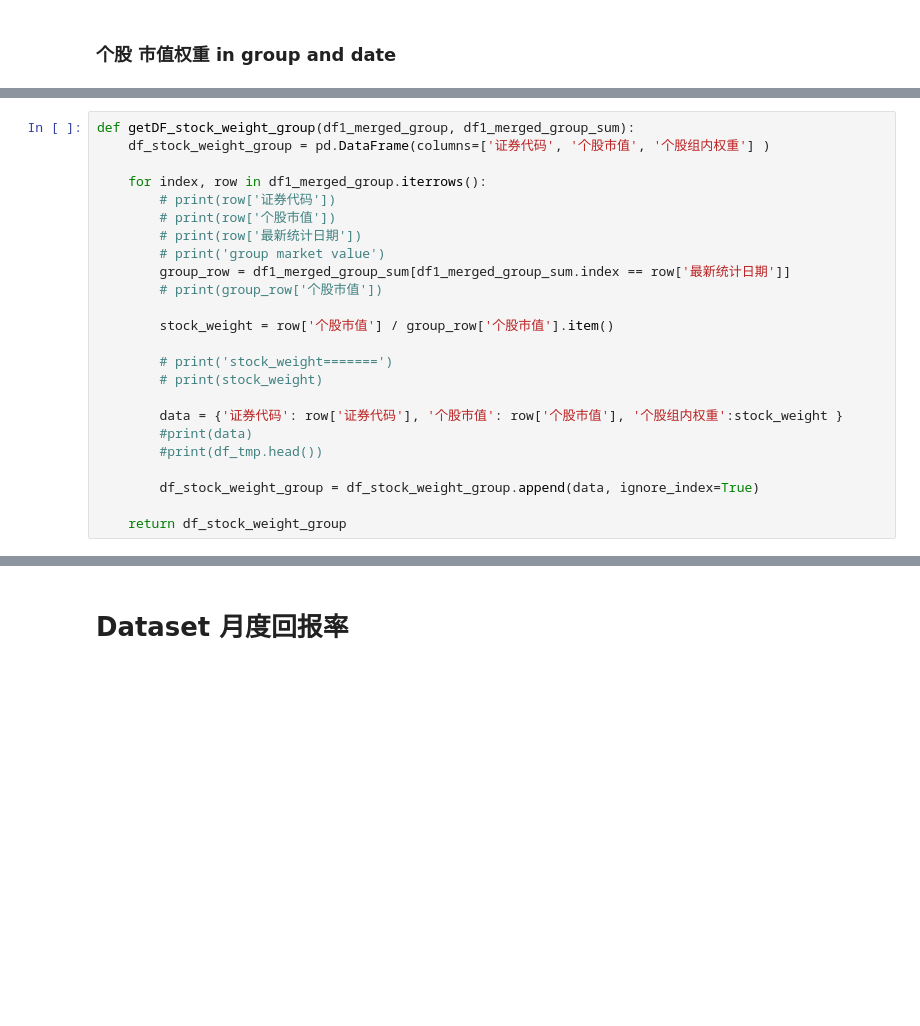
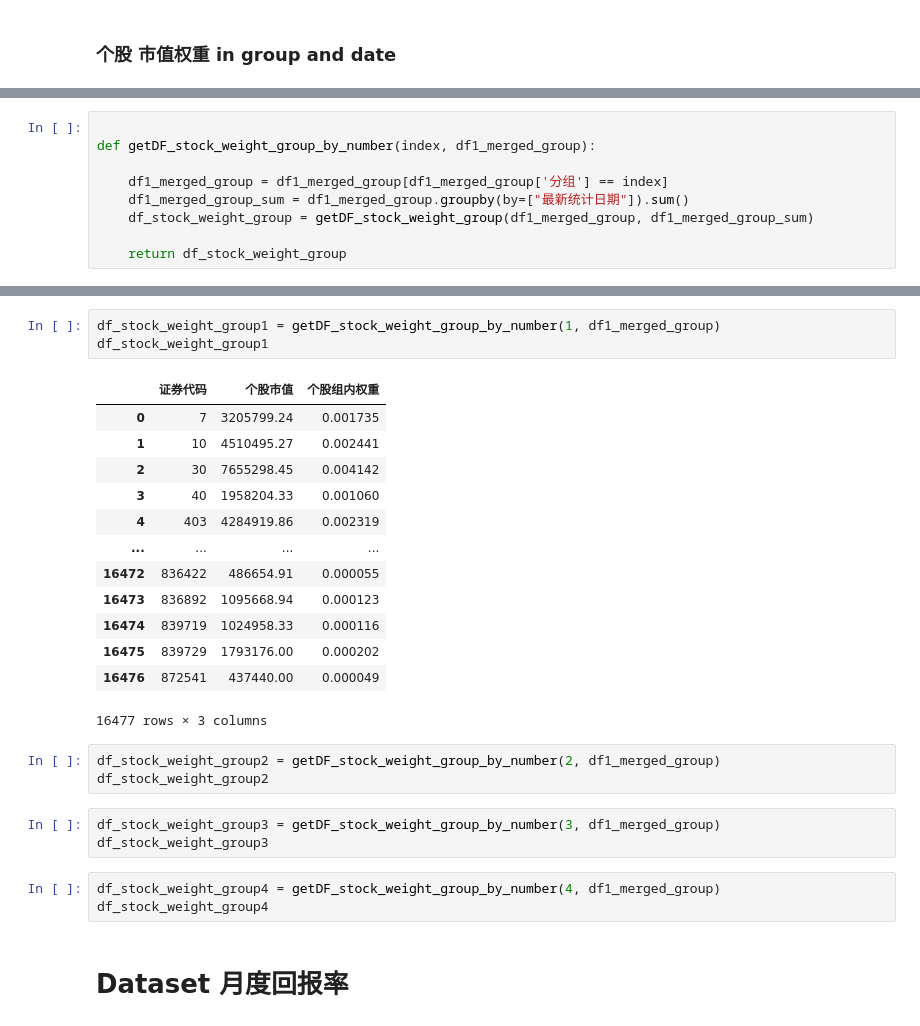
Before and after one commit to Prussia/playJupyter, a Jupyter notebook: testproj/计算加权回报率.ipynb, the cells around one changed output, grey strips where cells are left out. Cells and saved outputs as stored; diff of their text form; blank space fills up the shorter version.

```diff
--- a/testproj/计算加权回报率.ipynb
+++ b/testproj/计算加权回报率.ipynb
@@ -650,24 +647,0 @@ for index, row in df1_merged_group_0.iterrows():
-# %%
-def getDF_stock_weight_group(df1_merged_group, df1_merged_group_sum):
-    df_stock_weight_group = pd.DataFrame(columns=['证券代码', '个股市值', '个股组内权重'] )
-
-    for index, row in df1_merged_group.iterrows():
-        # print(row['证券代码'])
-        # print(row['个股市值'])
-        # print(row['最新统计日期'])
-        # print('group market value')
-        group_row = df1_merged_group_sum[df1_merged_group_sum.index == row['最新统计日期']]
-        # print(group_row['个股市值'])
-
-        stock_weight = row['个股市值'] / group_row['个股市值'].item()
-
-        # print('stock_weight=======')
-        # print(stock_weight)
-
-        data = {'证券代码': row['证券代码'], '个股市值': row['个股市值'], '个股组内权重':stock_weight }
-        #print(data)
-        #print(df_tmp.head())
-
-        df_stock_weight_group = df_stock_weight_group.append(data, ignore_index=True)
-
-    return df_stock_weight_group
@@ -759,0 +648,9 @@ df1_merged_group_4
+# %%
+
+def getDF_stock_weight_group_by_number(index, df1_merged_group):
+
+    df1_merged_group = df1_merged_group[df1_merged_group['分组'] == index]
+    df1_merged_group_sum = df1_merged_group.groupby(by=["最新统计日期"]).sum()
+    df_stock_weight_group = getDF_stock_weight_group(df1_merged_group, df1_merged_group_sum)
+
+    return df_stock_weight_group
@@ -760,3 +674,29 @@ df1_merged_group_4
+# %%
+df_stock_weight_group1 = getDF_stock_weight_group_by_number(1, df1_merged_group)
+df_stock_weight_group1
+# %% [output]
+|  | 证券代码 | 个股市值 | 个股组内权重 |
+| 0 | 7 | 3205799.24 | 0.001735 |
+| 1 | 10 | 4510495.27 | 0.002441 |
+| 2 | 30 | 7655298.45 | 0.004142 |
+| 3 | 40 | 1958204.33 | 0.001060 |
+| 4 | 403 | 4284919.86 | 0.002319 |
+| ... | ... | ... | ... |
+| 16472 | 836422 | 486654.91 | 0.000055 |
+| 16473 | 836892 | 1095668.94 | 0.000123 |
+| 16474 | 839719 | 1024958.33 | 0.000116 |
+| 16475 | 839729 | 1793176.00 | 0.000202 |
+| 16476 | 872541 | 437440.00 | 0.000049 |
+16477 rows × 3 columns
+# %%
+df_stock_weight_group2 = getDF_stock_weight_group_by_number(2, df1_merged_group)
+df_stock_weight_group2
+# %%
+df_stock_weight_group3 = getDF_stock_weight_group_by_number(3, df1_merged_group)
+df_stock_weight_group3
+# %%
+df_stock_weight_group4 = getDF_stock_weight_group_by_number(4, df1_merged_group)
+df_stock_weight_group4
 # %% [markdown]
 # Dataset 月度回报率
 # %%
```
Also changed, not shown: parts of 8 cells of this notebook.
